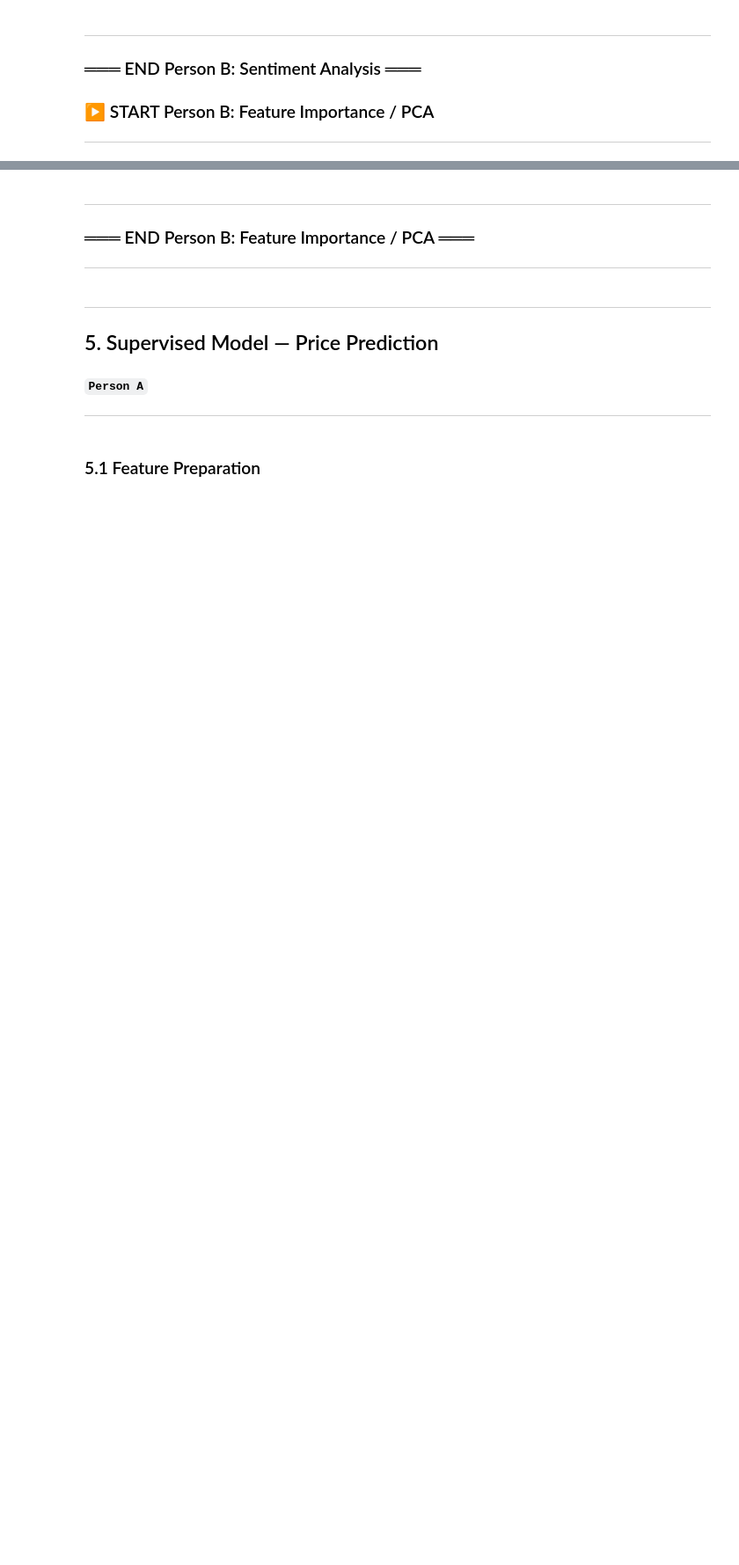
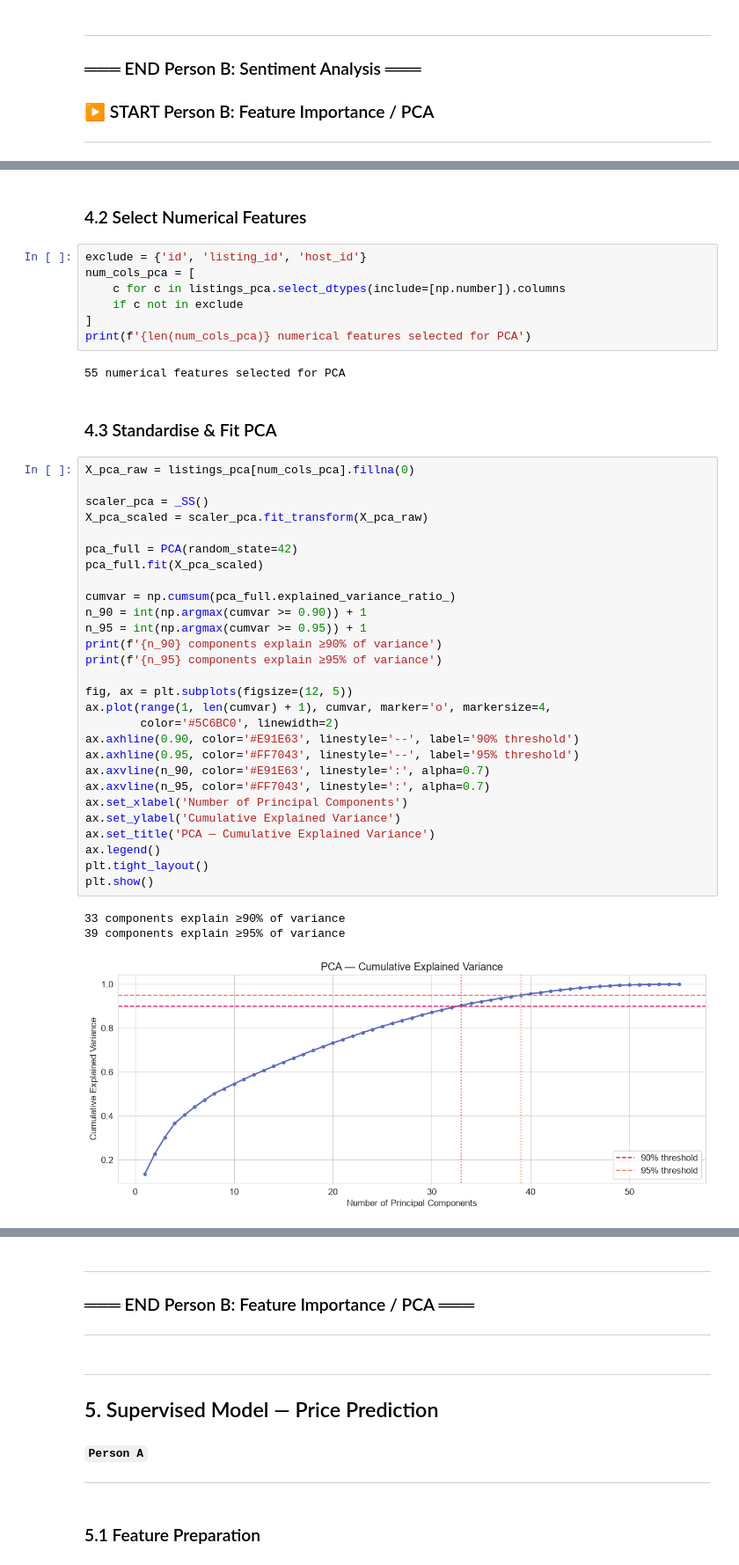
Before and after one commit to patric1304/Data-mining-project, a Jupyter notebook: airbnb_analysis.ipynb, the cells around one changed output, grey strips where cells are left out. Shown at 88% size. Cells and saved outputs as stored; diff of their text form; blank space fills up the shorter version.

```diff
--- a/airbnb_analysis.ipynb
+++ b/airbnb_analysis.ipynb
@@ -452,0 +954,45 @@ plt.show()
+# %% [markdown]
+### 4.2 Select Numerical Features
+# %%
+exclude = {'id', 'listing_id', 'host_id'}
+num_cols_pca = [
+    c for c in listings_pca.select_dtypes(include=[np.number]).columns
+    if c not in exclude
+]
+print(f'{len(num_cols_pca)} numerical features selected for PCA')
+# %% [output]
+55 numerical features selected for PCA
+# %% [markdown]
+### 4.3 Standardise & Fit PCA
+# %%
+X_pca_raw = listings_pca[num_cols_pca].fillna(0)
+
+scaler_pca = _SS()
+X_pca_scaled = scaler_pca.fit_transform(X_pca_raw)
+
+pca_full = PCA(random_state=42)
+pca_full.fit(X_pca_scaled)
+
+cumvar = np.cumsum(pca_full.explained_variance_ratio_)
+n_90 = int(np.argmax(cumvar >= 0.90)) + 1
+n_95 = int(np.argmax(cumvar >= 0.95)) + 1
+print(f'{n_90} components explain ≥90% of variance')
+print(f'{n_95} components explain ≥95% of variance')
+
+fig, ax = plt.subplots(figsize=(12, 5))
+ax.plot(range(1, len(cumvar) + 1), cumvar, marker='o', markersize=4,
+        color='#5C6BC0', linewidth=2)
+ax.axhline(0.90, color='#E91E63', linestyle='--', label='90% threshold')
+ax.axhline(0.95, color='#FF7043', linestyle='--', label='95% threshold')
+ax.axvline(n_90, color='#E91E63', linestyle=':', alpha=0.7)
+ax.axvline(n_95, color='#FF7043', linestyle=':', alpha=0.7)
+ax.set_xlabel('Number of Principal Components')
+ax.set_ylabel('Cumulative Explained Variance')
+ax.set_title('PCA — Cumulative Explained Variance')
+ax.legend()
+plt.tight_layout()
+plt.show()
+# %% [output]
+33 components explain ≥90% of variance
+39 components explain ≥95% of variance
+[figure, added]
```
Also changed, not shown: parts of 96 cells of this notebook, 4 other files.
